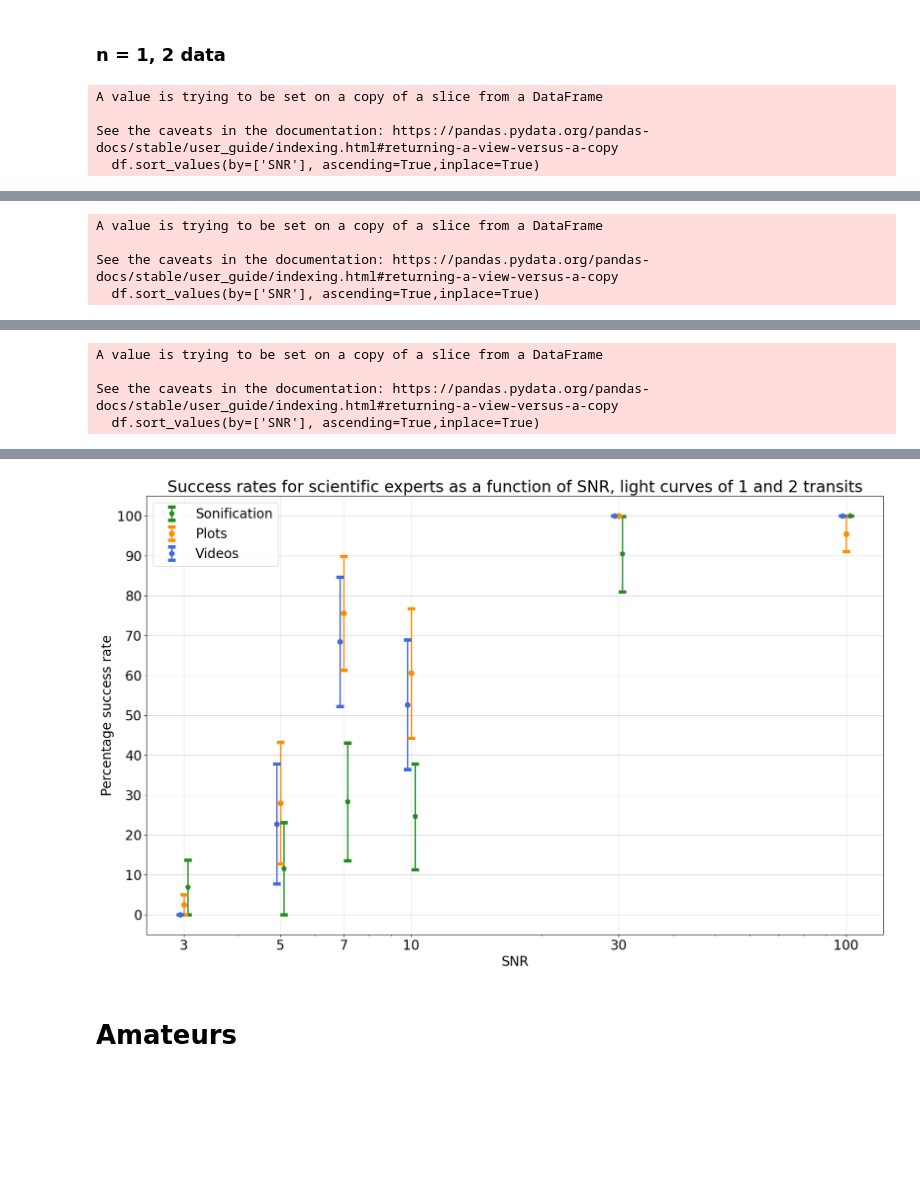
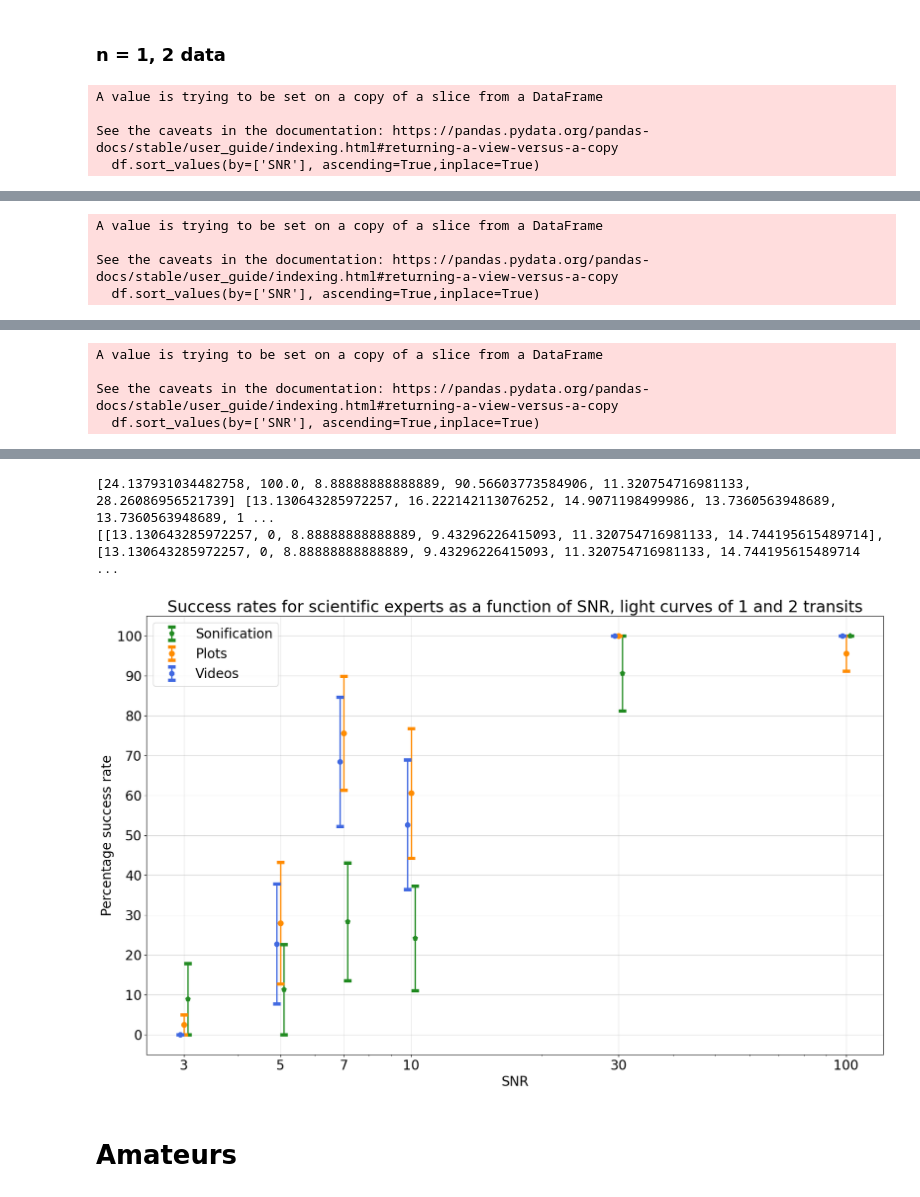
Before and after one commit to jacktuckerbrown/star-sound, a Jupyter notebook: analysis.ipynb, the cells around one changed output, grey strips where cells are left out. Cells and saved outputs as stored; diff of their text form; code cells hidden in the pictures; blank space fills up the shorter version.

```diff
--- a/analysis.ipynb
+++ b/analysis.ipynb
@@ -869,10 +849,9 @@ def condition(name_string,arr):
         out = temp_6['Response'].tolist()
         return out
 # %%
-def sort_errors(success,error):
+def sort_uperrors(success,error):
 
     uplim = error
-    lolim = error
 
     for k in range(0,len(success)):
 
@@ -880,15 +859,23 @@ def sort_errors(success,error):
             uplim[k] = 0
 
         elif error[k] + success[k] > 100:
-            uplim[k] = 99.9 - success[k]
+            uplim[k] = (99.999 - success[k])
+
+    return uplim
+
+def sort_loerrors(success,error):
+
+    lolim = error
+
+    for k in range(0,len(success)):
+
+        if success[k] == 100.0:
+            lolim[k] = 0
 
         elif success[k] - error[k] <= 0:
             lolim[k] = success[k]
 
-        else:
-            continue
-
-    return uplim, lolim
+    return lolim
 # %%
 def prop0_incorrect(df,snr):
 
@@ -1114,6 +1101,7 @@ Responses and correct answers calculated
 ### Quantifying the random guess percentage for zero transits (this needs thinking about).
 # %%
 props = []
+snr = [3,5,7,10,30,100]
 
 for i in snr:
 
@@ -1264,9 +1253,12 @@ for i in sets_expert['Data']:
 
 f, ax = plt.subplots(figsize=(20, 12))
 
-a = sort_errors(suc_expert12_sound,suc_expert12_sounderr)
-b = sort_errors(suc_expert12_visual,suc_expert12_visualerr)
-c = sort_errors(suc_expert12_video,suc_expert12_videoerr)
+print(suc_expert12_sound,suc_expert12_sounderr)
+a = [sort_uperrors(suc_expert12_sound,suc_expert12_sounderr),sort_loerrors(suc_expert12_sound,suc_expert12_sounderr)]
+b = [sort_uperrors(suc_expert12_visual,suc_expert12_visualerr),sort_loerrors(suc_expert12_visual,suc_expert12_visualerr)]
+c = [sort_uperrors(suc_expert12_video,suc_expert12_videoerr),sort_loerrors(suc_expert12_video,suc_expert12_videoerr)]
+
+print(a,b,c)
 
 
 plt.errorbar([i + 0.02*i for i in snr], suc_expert12_sound, yerr=a, capthick=5, elinewidth=2,
@@ -1298,7 +1290,7 @@ ax.xaxis.set_major_locator(x_locator)
 ax.yaxis.set_major_formatter(y_formatter)
 ax.yaxis.set_major_locator(y_locator)
 
-plt.savefig("n = 1,2 transits, experts.jpg")
+#plt.savefig("n = 1,2 transits, experts.jpg")
 # %% [output]
 A value is trying to be set on a copy of a slice from a DataFrame
 
@@ -1329,29 +1321,31 @@ See the caveats in the documentation: https://pandas.pydata.org/pandas-docs/stab
 | 2 | Here is the link to plot 91: http... | 1 | 0 | 24 | 24 | 0 | 0 | 0 | ... |
 | 11 | Here is the link to plot 18: http... | 2 | 1 | 16 | 14 | 1 | 1 | 0 | ... |
 | 10 | Here is the link to plot 10: http... | 1 | 30 | 30 | 0 | 30 | 0 | 0 | ... |
 | 15 | Here is the link to plot 36: http... | 2 | 17 | 17 | 0 | 0 | 17 | 0 | ... |
 | 9 | Here is the link to plot 17: http... | 1 | 1 | 18 | 17 | 1 | 0 | 0 | ... |
 | 5 | Here is the link to plot 49: http... | 2 | 11 | 25 | 10 | 4 | 11 | 0 | ... |
 | 4 | Here is the link to plot 28: http... | 1 | 23 | 24 | 0 | 23 | 1 | 0 | ... |
 | 7 | Here is the link to plot 15: http... | 2 | 14 | 25 | 2 | 8 | 14 | 1 | ... |
 A value is trying to be set on a copy of a slice from a DataFrame
 
 See the caveats in the documentation: https://pandas.pydata.org/pandas-docs/stable/user_guide/indexing.html#returning-a-view-versus-a-copy
   df.sort_values(by=['SNR'], ascending=True,inplace=True)
 |  | Name | Correct n | Number of correct answers | Total responses | # of 0s | # of 1s | # of 2s | # of 3s | ... |
 | 3 | Here is the link to video 64: htt... | 1 | 15 | 19 | 1 | 15 | 3 | 0 | ... |
 | 17 | Here is the link to video 94: htt... | 2 | 5 | 19 | 4 | 10 | 5 | 0 | ... |
 | 8 | Here is the link to video 59: htt... | 1 | 30 | 30 | 0 | 30 | 0 | 0 | ... |
 | 16 | Here is the link to video 71: htt... | 2 | 19 | 19 | 0 | 0 | 19 | 0 | ... |
 | 2 | Here is the link to video 91: htt... | 1 | 0 | 19 | 19 | 0 | 0 | 0 | ... |
 | 6 | Here is the link to video 18: htt... | 2 | 0 | 30 | 25 | 4 | 0 | 1 | ... |
 | 14 | Here is the link to video 10: htt... | 1 | 18 | 18 | 0 | 18 | 0 | 0 | ... |
 | 7 | Here is the link to video 36: htt... | 2 | 30 | 30 | 0 | 0 | 30 | 0 | ... |
 | 13 | Here is the link to video 17: htt... | 1 | 0 | 19 | 19 | 0 | 0 | 0 | ... |
 | 1 | Here is the link to video 49: htt... | 2 | 10 | 25 | 12 | 2 | 10 | 1 | ... |
 | 5 | Here is the link to video 28: htt... | 1 | 14 | 19 | 4 | 14 | 1 | 0 | ... |
 | 4 | Here is the link to video 15: htt... | 2 | 12 | 19 | 2 | 5 | 12 | 0 | ... |
+[24.137931034482758, 100.0, 8.88888888888889, 90.56603773584906, 11.320754716981133, 28.26086956521739] [13.130643285972257, 16.222142113076252, 14.9071198499986, 13.7360563948689, 13.7360563948689, 1 ...
+[[13.130643285972257, 0, 8.88888888888889, 9.43296226415093, 11.320754716981133, 14.744195615489714], [13.130643285972257, 0, 8.88888888888889, 9.43296226415093, 11.320754716981133, 14.744195615489714 ...
-[figure, old version]
+[figure, new version]
 # %% [markdown]
 # Amateurs
 # %% [markdown]
```
Also changed, not shown: parts of 14 cells of this notebook.
